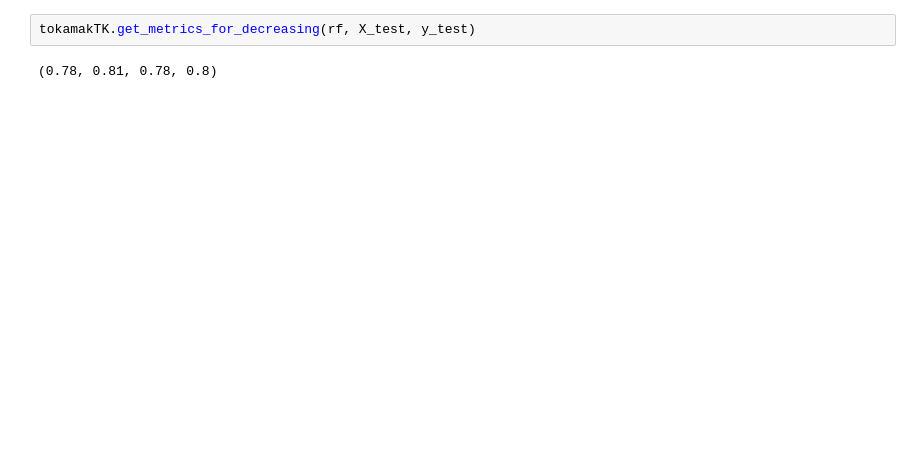
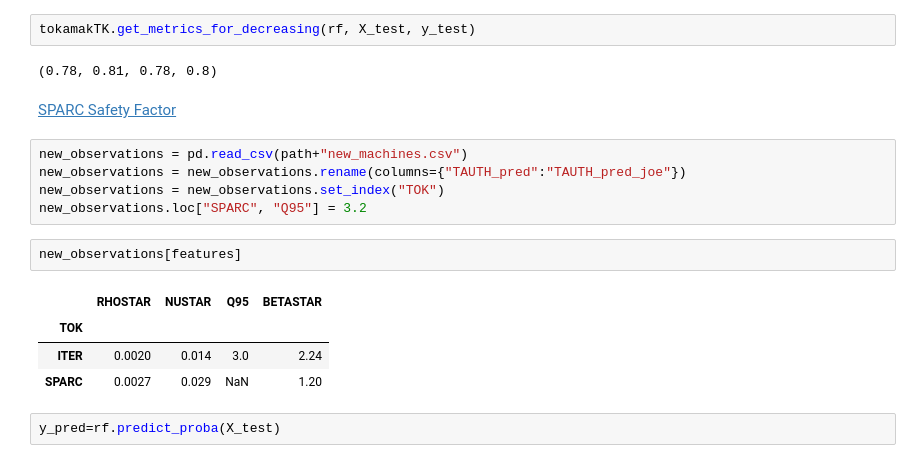
Before and after one commit to Chinnasf/FUSION-EP-Master-Thesis, a Jupyter notebook: Classification/Sklearn Tuning/Best SHORT Model.ipynb, the cells around one changed output. Saved outputs shown, nothing was run; the diff lists cells and outputs as text; blank space fills up the shorter version.

```diff
--- a/Classification/Sklearn Tuning/Best SHORT Model.ipynb
+++ b/Classification/Sklearn Tuning/Best SHORT Model.ipynb
@@ -154,3 +143,19 @@ plt.legend();
 tokamakTK.get_metrics_for_decreasing(rf, X_test, y_test)
 # %% [output]
 (0.78, 0.81, 0.78, 0.8)
+# %% [markdown]
+[SPARC Safety Factor](https://www.cambridge.org/core/journals/journal-of-plasma-physics/article/overview-of-the-sparc-tokamak/DD3C44ECD26F5EACC554811764EF9FF0)
+# %%
+new_observations = pd.read_csv(path+"new_machines.csv")
+new_observations = new_observations.rename(columns={"TAUTH_pred":"TAUTH_pred_joe"})
+new_observations = new_observations.set_index("TOK")
+new_observations.loc["SPARC", "Q95"] = 3.2
+# %%
+new_observations[features]
+# %% [output]
+|  | RHOSTAR | NUSTAR | Q95 | BETASTAR |
+| TOK |  |  |  |  |
+| ITER | 0.0020 | 0.014 | 3.0 | 2.24 |
+| SPARC | 0.0027 | 0.029 | NaN | 1.20 |
+# %%
+y_pred=rf.predict_proba(X_test)
```
Also changed, not shown: parts of 4 cells of this notebook, 1 other file.
